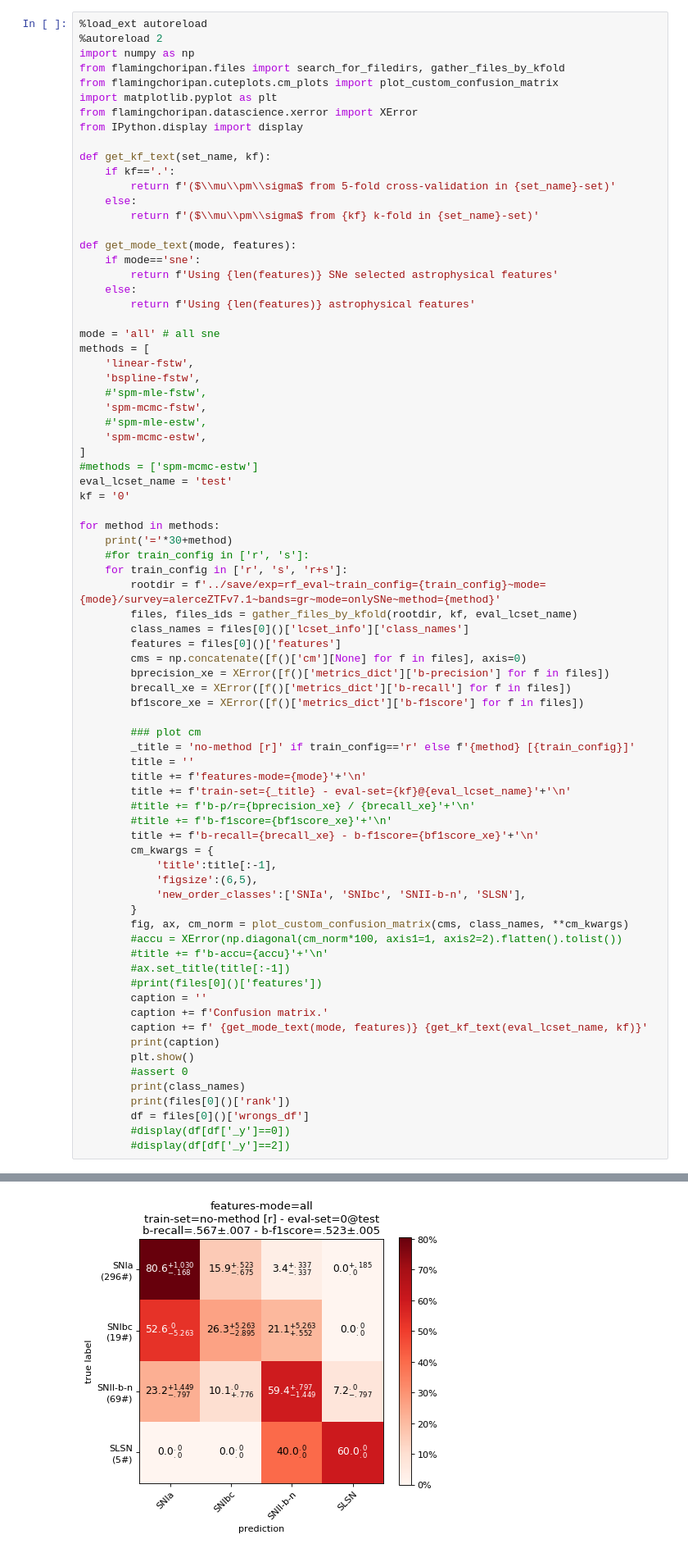
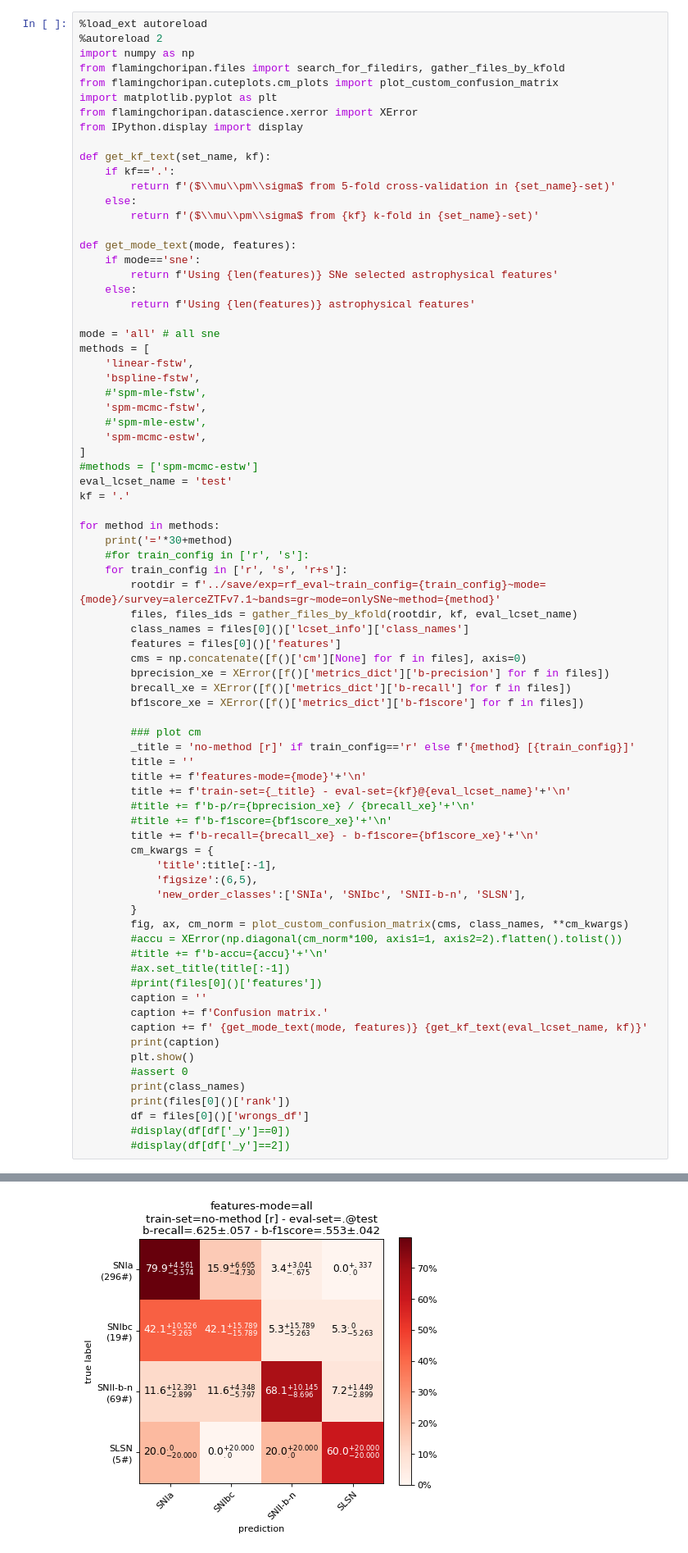
Before and after one commit to opimentel-github/astro-lightcurves-fats, a Jupyter notebook: experiments/metrics_results.ipynb, the cells around one changed output, grey strips where cells are left out. Shown at 82% size. Saved outputs shown, nothing was run; the diff lists cells and outputs as text.

```diff
--- a/experiments/metrics_results.ipynb
+++ b/experiments/metrics_results.ipynb
@@ -36,7 +36,7 @@ methods = [
 ]
 #methods = ['spm-mcmc-estw']
 eval_lcset_name = 'test'
-kf = '0'
+kf = '.'
 
 for method in methods:
     print('='*30+method)
@@ -86,4 +86,4 @@ Confusion matrix. Using 102 astrophysical features ($\mu\pm\sigma$ from 0 k-fold
-[figure, old version]
+[figure, new version]
 ['SLSN', 'SNII-b-n', 'SNIa', 'SNIbc']
 features:
 [1#] SPM_t0_g=.0446
```
Also changed, not shown: parts of 2 cells of this notebook.
